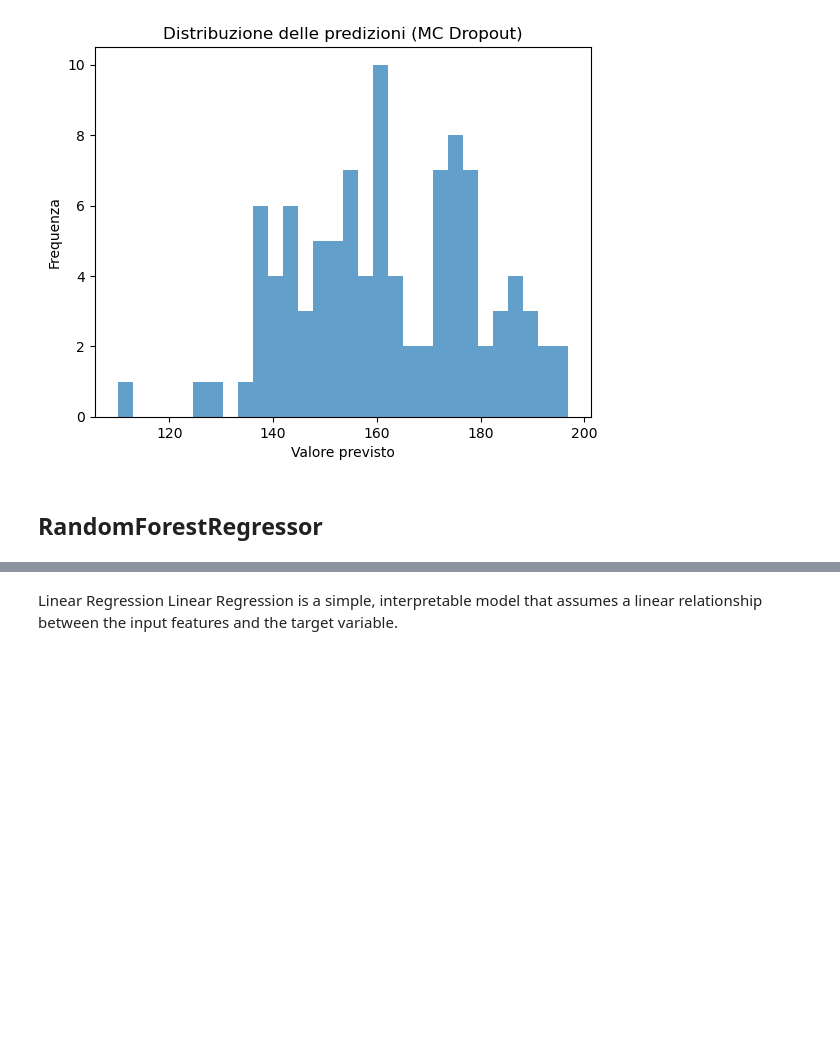
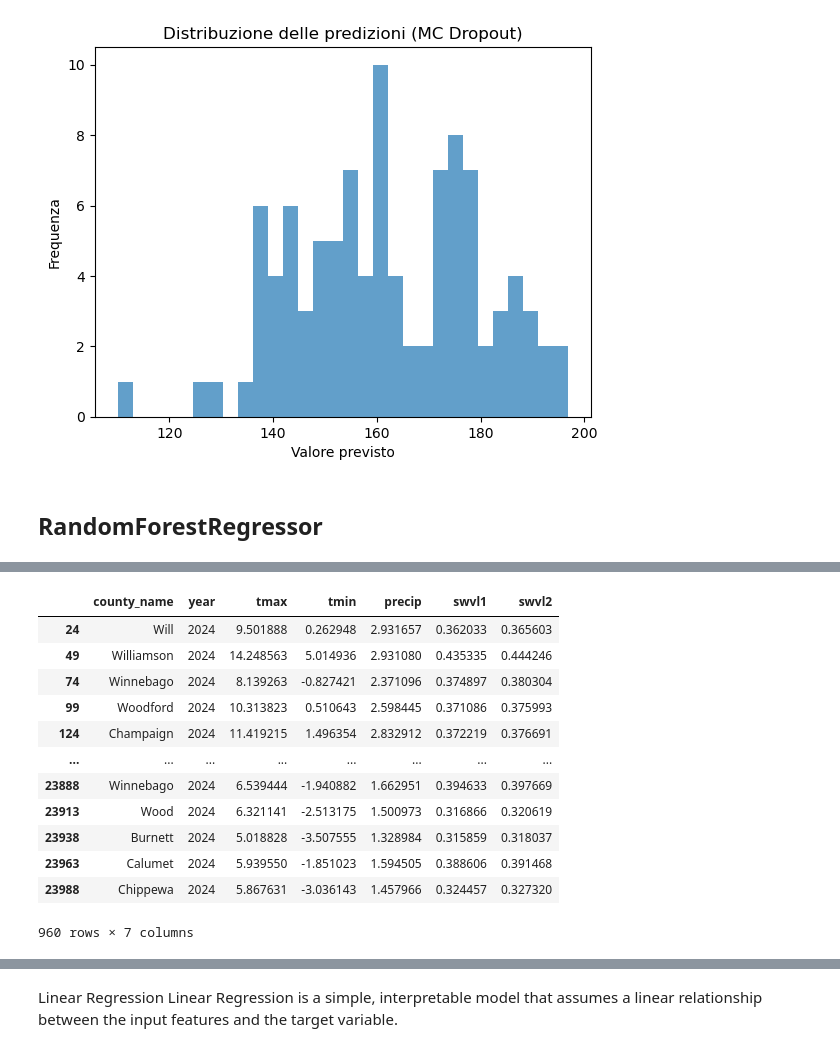
Before and after one commit to AntonioDonnangelo/Predicting-2024-US-Corn-Yield, a Jupyter notebook: Predicting_2024_US_Corn_Yield.ipynb, the cells around one changed output, grey strips where cells are left out. Cells and saved outputs as stored; diff of their text form; code cells hidden in the pictures; blank space fills up the shorter version.

```diff
--- a/Predicting_2024_US_Corn_Yield.ipynb
+++ b/Predicting_2024_US_Corn_Yield.ipynb
@@ -1532,2 +1451,18 @@ year_2024.drop(columns=['aoi_id', 'adm1_name'], inplace=True)
+# %%
+year_2024
+# %% [output]
+|  | county_name | year | tmax | tmin | precip | swvl1 | swvl2 |
+| 24 | Will | 2024 | 9.501888 | 0.262948 | 2.931657 | 0.362033 | 0.365603 |
+| 49 | Williamson | 2024 | 14.248563 | 5.014936 | 2.931080 | 0.435335 | 0.444246 |
+| 74 | Winnebago | 2024 | 8.139263 | -0.827421 | 2.371096 | 0.374897 | 0.380304 |
+| 99 | Woodford | 2024 | 10.313823 | 0.510643 | 2.598445 | 0.371086 | 0.375993 |
+| 124 | Champaign | 2024 | 11.419215 | 1.496354 | 2.832912 | 0.372219 | 0.376691 |
+| ... | ... | ... | ... | ... | ... | ... | ... |
+| 23888 | Winnebago | 2024 | 6.539444 | -1.940882 | 1.662951 | 0.394633 | 0.397669 |
+| 23913 | Wood | 2024 | 6.321141 | -2.513175 | 1.500973 | 0.316866 | 0.320619 |
+| 23938 | Burnett | 2024 | 5.018828 | -3.507555 | 1.328984 | 0.315859 | 0.318037 |
+| 23963 | Calumet | 2024 | 5.939550 | -1.851023 | 1.594505 | 0.388606 | 0.391468 |
+| 23988 | Chippewa | 2024 | 5.867631 | -3.036143 | 1.457966 | 0.324457 | 0.327320 |
+960 rows × 7 columns
 # %%
 # Importing necessary libraries
```
Also changed, not shown: parts of 20 cells of this notebook.
